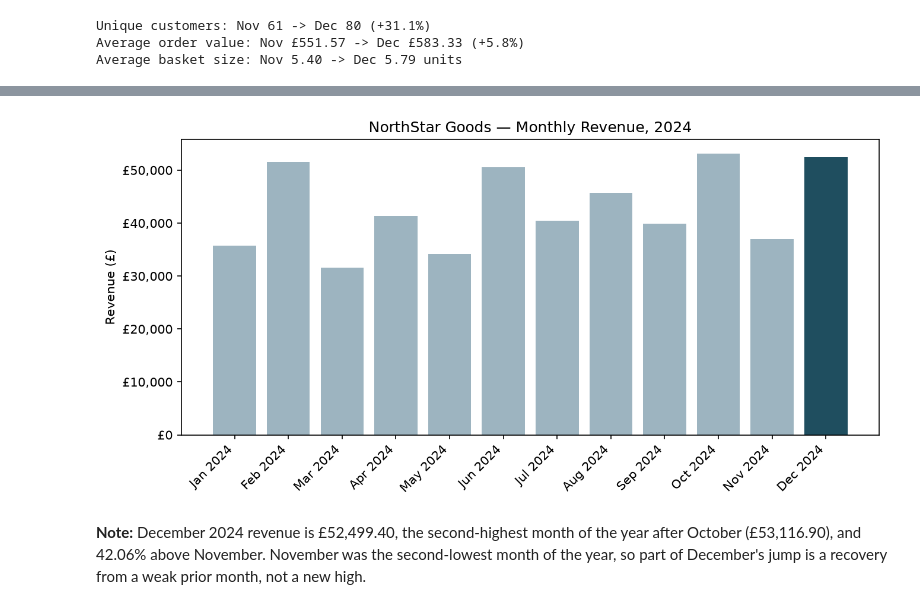
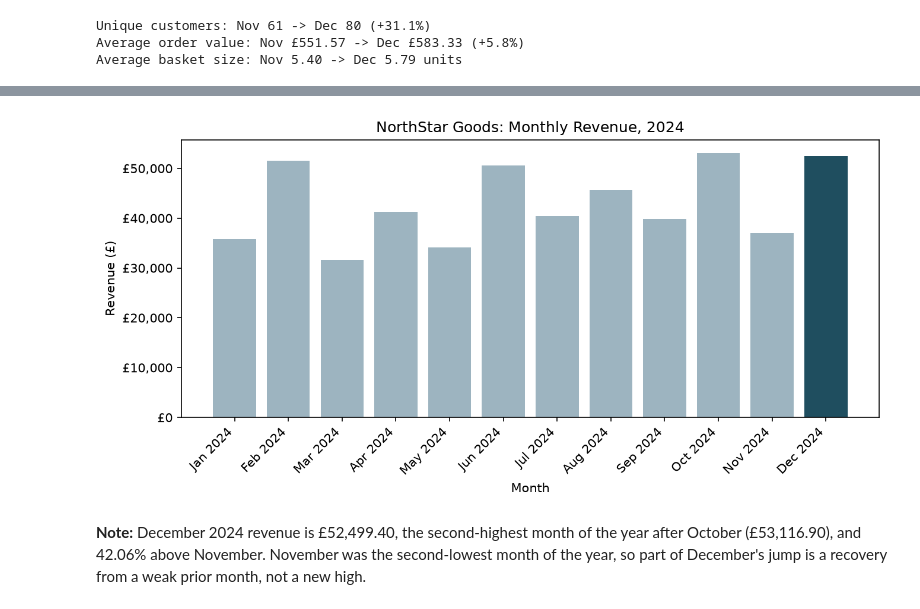
Before and after one commit to victorynnamani/datatrove-placement, a Jupyter notebook: tasks/phase2/06_monthly_report_analysis.ipynb, the cells around one changed output, grey strips where cells are left out. Drawn from its saved outputs; the diff is of its cells as text; code cells hidden in the pictures.

```diff
--- a/tasks/phase2/06_monthly_report_analysis.ipynb
+++ b/tasks/phase2/06_monthly_report_analysis.ipynb
@@ -136,19 +136,20 @@ Dec 2024    52499.40
 Name: total_amount, dtype: float64
 # %%
 # CHART 1: monthly revenue for the year, December picked out in a
-# darker colour.
+# darker colour. Both axes labelled.
 fig, ax = plt.subplots(figsize=(9, 4.5))
 colors = ['#9db4c0' if m != 'Dec 2024' else '#1f4e5f' for m in monthly_revenue.index]
 bars = ax.bar(monthly_revenue.index, monthly_revenue.values, color=colors)
-ax.set_title('NorthStar Goods — Monthly Revenue, 2024')
+ax.set_title('NorthStar Goods: Monthly Revenue, 2024')
+ax.set_xlabel('Month')
 ax.set_ylabel('Revenue (£)')
 ax.yaxis.set_major_formatter(mticker.FuncFormatter(lambda x, _: f'£{x:,.0f}'))
 plt.xticks(rotation=45, ha='right')
 plt.tight_layout()
 plt.savefig('chart1_monthly_revenue.png', dpi=200, bbox_inches='tight')
 plt.show()
 # %% [output]
-[figure, old version]
+[figure, new version]
 # %% [markdown]
 **Note:** December 2024 revenue is £52,499.40, the second-highest month of the year after October (£53,116.90), and 42.06% above November. November was the second-lowest month of the year, so part of December's jump is a recovery from a weak prior month, not a new high.
 # %% [markdown]
```
Also changed, not shown: parts of 3 cells of this notebook, 6 other files.
